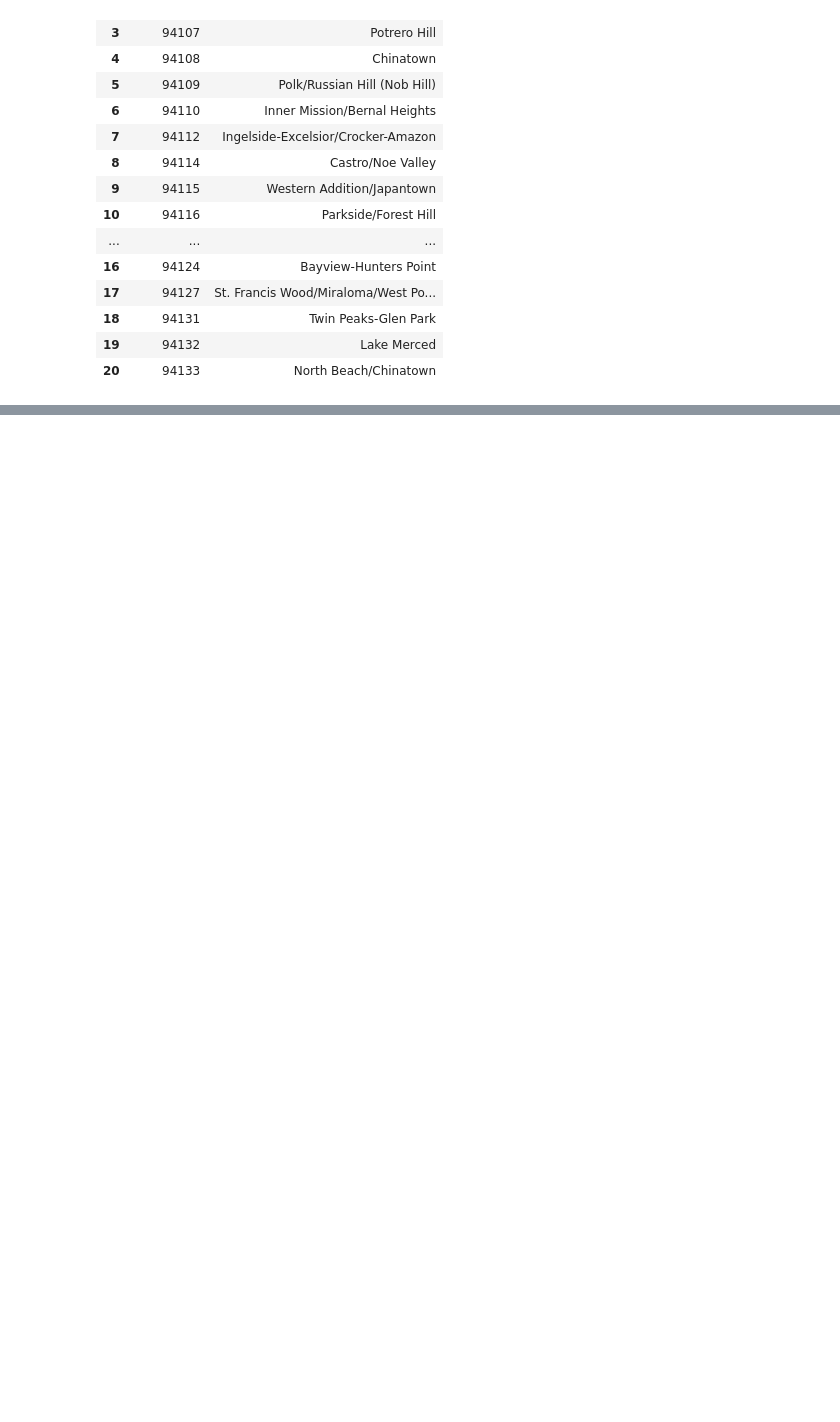
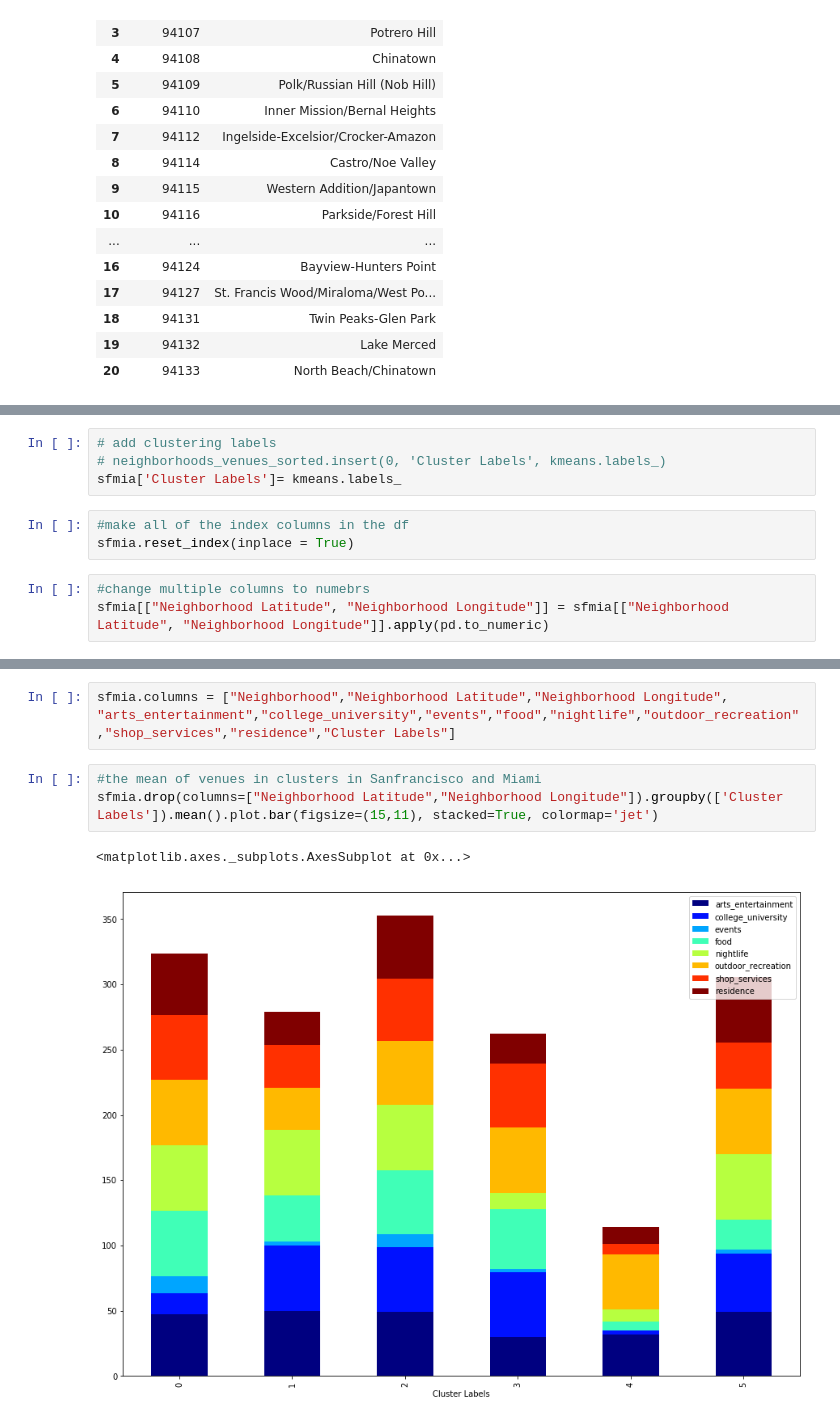
Before and after one commit to orbiarve/capstone-project, a Jupyter notebook: Cornern Finder.ipynb, the cells around one changed output, grey strips where cells are left out. Cells and saved outputs as stored; diff of their text form; blank space fills up the shorter version.

```diff
--- a/Cornern Finder.ipynb
+++ b/Cornern Finder.ipynb
@@ -660,0 +457,10 @@ Conclusion section where you conclude the report.
+# %%
+# add clustering labels
+# neighborhoods_venues_sorted.insert(0, 'Cluster Labels', kmeans.labels_)
+sfmia['Cluster Labels']= kmeans.labels_
+# %%
+#make all of the index columns in the df
+sfmia.reset_index(inplace = True)
+# %%
+#change multiple columns to numebrs
+sfmia[["Neighborhood Latitude", "Neighborhood Longitude"]] = sfmia[["Neighborhood Latitude", "Neighborhood Longitude"]].apply(pd.to_numeric)
@@ -660,0 +504,8 @@ Conclusion section where you conclude the report.
+# %%
+sfmia.columns = ["Neighborhood","Neighborhood Latitude","Neighborhood Longitude", "arts_entertainment","college_university","events","food","nightlife","outdoor_recreation","shop_services","residence","Cluster Labels"]
+# %%
+#the mean of venues in clusters in Sanfrancisco and Miami
+sfmia.drop(columns=["Neighborhood Latitude","Neighborhood Longitude"]).groupby(['Cluster Labels']).mean().plot.bar(figsize=(15,11), stacked=True, colormap='jet')
+# %% [output]
+<matplotlib.axes._subplots.AxesSubplot at 0x...>
+[figure, added]
```
Also changed, not shown: parts of 65 cells of this notebook, 1 other file.
